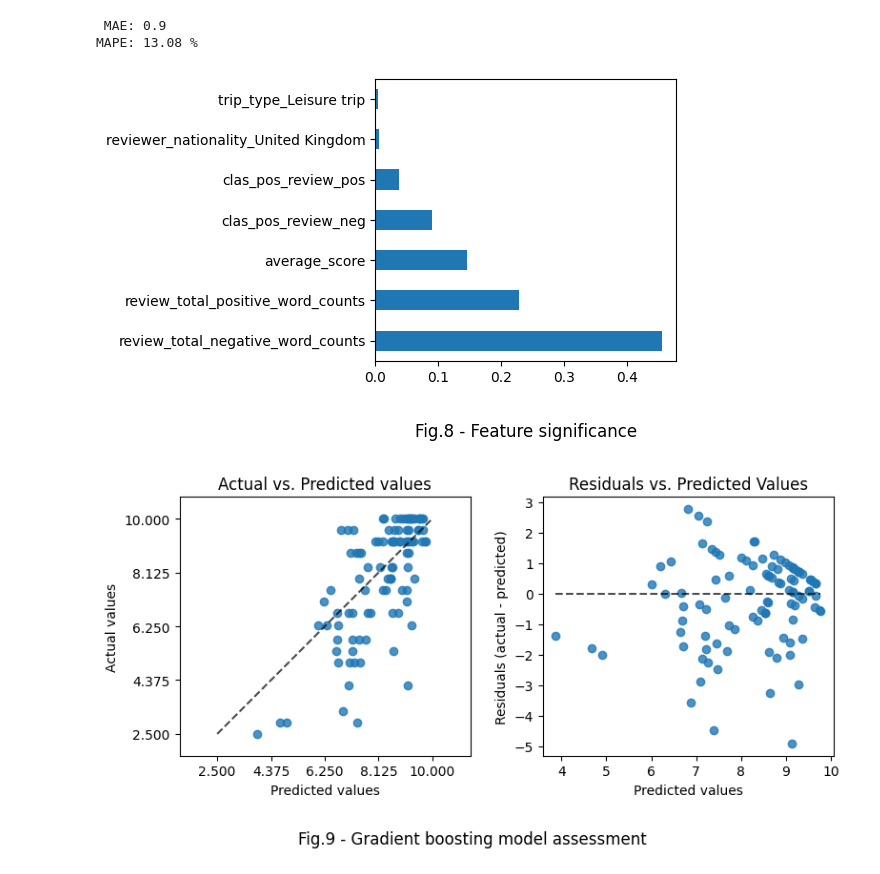
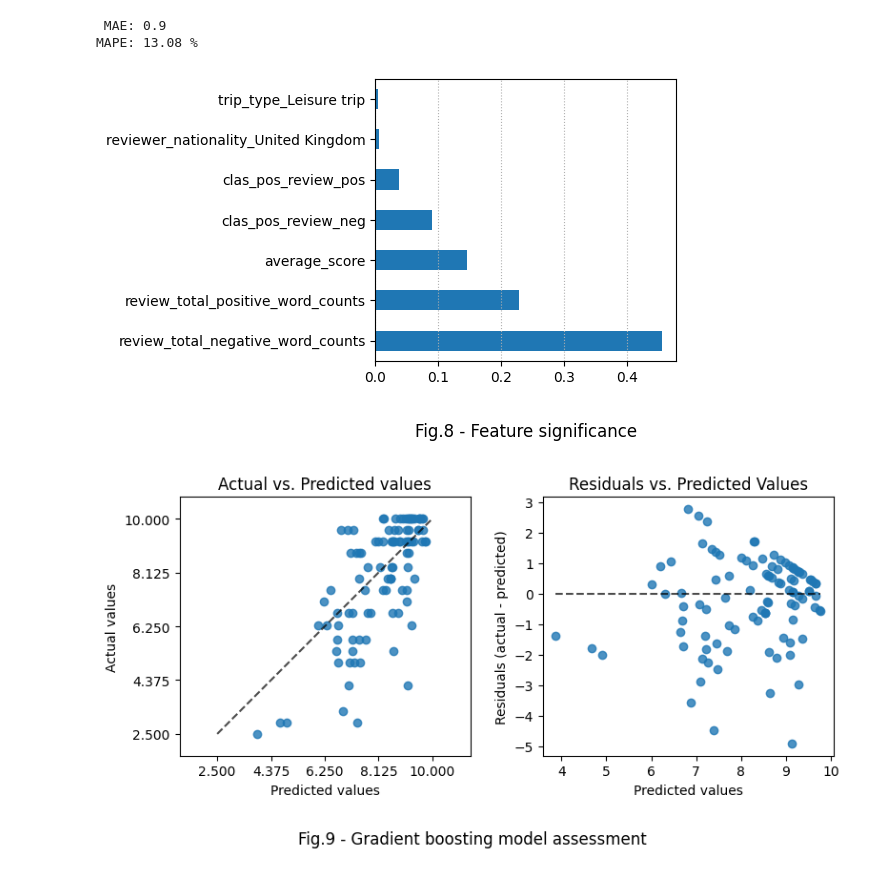
Before and after one commit to Alex1iv/Hotel-rating-prediction, a Jupyter notebook: notebooks/Hotel_ratings_en.ipynb, the cells around one changed output. Drawn from its saved outputs; the diff is of its cells as text; code cells hidden in the pictures.

```diff
--- a/notebooks/Hotel_ratings_en.ipynb
+++ b/notebooks/Hotel_ratings_en.ipynb
@@ -1068,12 +1068,14 @@ with open(full_path, 'wb') as f:
 # %%
 feature_significance = pd.Series(gb.feature_importances_, index=X.columns).sort_values(ascending=False).nlargest(7)
 fig, ax = plt.subplots(figsize = (6, 4))
 fig = feature_significance.plot(kind='barh')
-fig.set_title('Fig.8 - Feature significance', y=-0.3);
+ax.xaxis.grid(linestyle=':')
+fig.set_title('Fig.8 - Feature significance', y=-0.3)
+
 plt.tight_layout()
 plt.savefig('../figures/fig_8.png');
 # %% [output]
-[figure, old version]
+[figure, new version]
 # %%
 fig, ax = plt.subplots(ncols=2, figsize=(8, 4))
 PredictionErrorDisplay.from_predictions(
```
Also changed, not shown: 1 other file.
